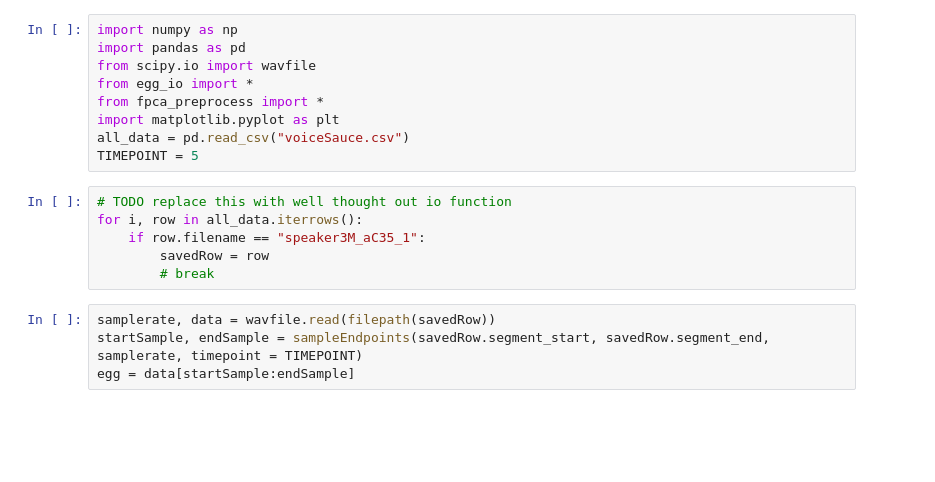
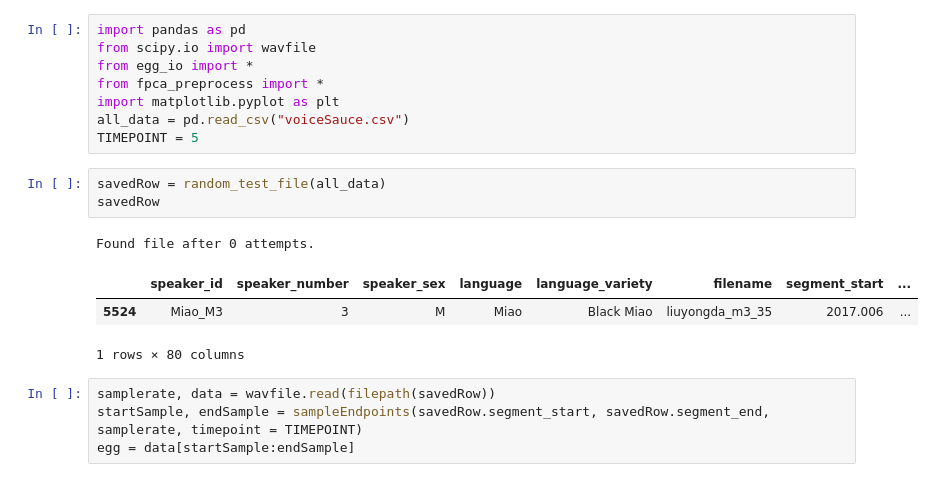
Before and after one commit to henry-h22/voice_quality_honorsthesis, a Jupyter notebook: FPCA_preprocessing.ipynb, the cells around one changed output. Cells and saved outputs as stored; diff of their text form; blank space fills up the shorter version.

```diff
--- a/FPCA_preprocessing.ipynb
+++ b/FPCA_preprocessing.ipynb
@@ -1,5 +1,4 @@
 # %%
-import numpy as np
 import pandas as pd
 from scipy.io import wavfile
 from egg_io import *
@@ -8,11 +7,13 @@ import matplotlib.pyplot as plt
 all_data = pd.read_csv("voiceSauce.csv")
 TIMEPOINT = 5
 # %%
-# TODO replace this with well thought out io function
-for i, row in all_data.iterrows():
-    if row.filename == "speaker3M_aC35_1":
-        savedRow = row
-        # break
+savedRow = random_test_file(all_data)
+savedRow
+# %% [output]
+Found file after 0 attempts.
+|  | speaker_id | speaker_number | speaker_sex | language | language_variety | filename | segment_start | ... |
+| 5524 | Miao_M3 | 3 | M | Miao | Black Miao | liuyongda_m3_35 | 2017.006 | ... |
+1 rows × 80 columns
 # %%
 samplerate, data = wavfile.read(filepath(savedRow))
 startSample, endSample = sampleEndpoints(savedRow.segment_start, savedRow.segment_end, samplerate, timepoint = TIMEPOINT)
```
Also changed, not shown: parts of 2 cells of this notebook, 1 other file.
